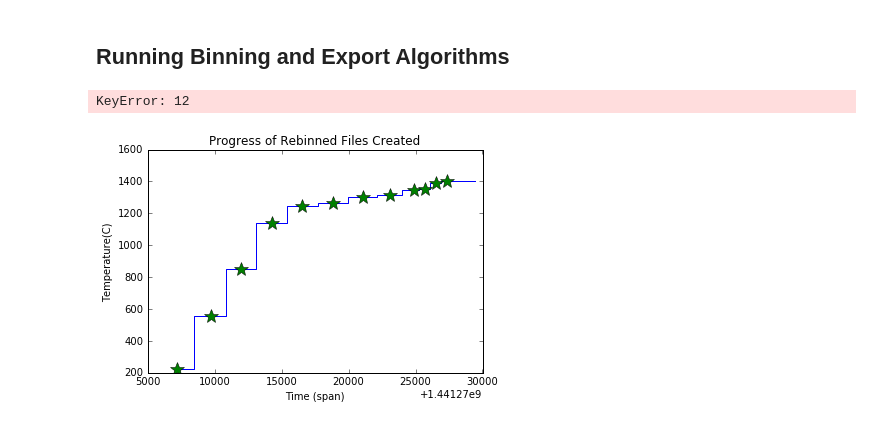
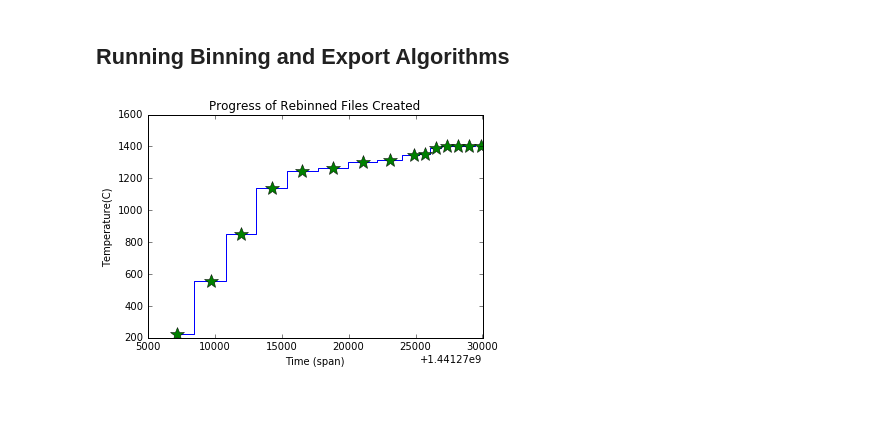
Before and after one commit to ornlneutronimaging/IPTS_14382, a Jupyter notebook: step6_rebinned_files.ipynb, the cells around one changed output. Cells and saved outputs as stored; diff of their text form; code cells hidden in the pictures.

```diff
--- a/step6_rebinned_files.ipynb
+++ b/step6_rebinned_files.ipynb
@@ -87,6 +87,7 @@ input_folder = config_handler.load_config(key='input_corrected_folder')
 list_files_to_merge = []
 list_times = []
 list_temperature = []
+list_bins = []
 
 for _files in df.loc['list_of_files',:]:
     if type(_files) is float:
@@ -99,6 +100,9 @@ for _time in df.loc['binned_file_time',:]:
 
 for _temp in df.loc['temperature',:]:
     list_temperature.append(_temp)
+
+for _bin in df.loc[np.NaN]:
+    list_bins.append(_bin)
 # %%
 # full_data_name[bin_number] = [[list_image_folder_1], [list_image_folder_2] ...]
 
@@ -157,7 +161,7 @@ _sort_index = np.argsort(list_times)
 sorted_list_times = np.sort(list_times)
 sorted_list_temperature = np.array(list_temperature)[_sort_index]
 
-fig = plt.figure()
+#fig = plt.figure()
 x = sorted_list_times
 y = sorted_list_temperature
 
@@ -167,47 +171,58 @@ plt.ylabel("Temperature(C)")
 plt.title("Progress of Rebinned Files Created")
 display_ipython.display(plt.gcf())
 
-nbr_bins = len(full_data_name)
+nbr_bins = len(list_bins)
 #base_file_name_vs_temperature = {}
 
 for _index_bin in range(nbr_bins):
 
     #make output folder for this bin
-    _bin_name = "bin#{:03d}".format(_index_bin)
+    _bin_name = "bin#{:03d}".format(np.int(list_bins[_index_bin]))
     _bin_folder = os.path.join(output_folder, _bin_name)
     file_handler.make_or_reset_folder(_bin_folder)
 
     if verbose:
+        print("bin_name: {}".format(_bin_name))
         print("Working with Index Bin #{}".format(_index_bin))
+        print("writing file in folder: {}".format(_bin_folder))
+        print()
+
+    if full_data_name == []:
+        continue
+
+    if not(_index_bin in full_data_name.keys()):
+        continue
 
     _bin_data = full_data_name[_index_bin]
+
     _nbr_images = len(_bin_data)
     _nbr_files = len(_bin_data[0]) #number of files in each image folder
 
     for _file_index in range(_nbr_files):
 
         #retrieve_list_of_files
         list_image_to_bin = []
         for _index in range(_nbr_images):
             list_image_to_bin.append(_bin_data[_index][_file_index])
 
         #bin those images
         final_array = file_handler.read_fits(list_image_to_bin)
         final_bin_images = bin_images(list_image_to_bin)
 
-        output_file_name = utilities.make_output_file_name(bin_number=_index_bin,
+        output_file_name = utilities.make_output_file_name(bin_number=np.int(list_bins[_index_bin]),
                                                            index = _file_index,
                                                             algorithm=algo_selected)
 
         file_handler.export_file(data=final_bin_images,
                                  output_folder=_bin_folder,
                                  base_file_name=output_file_name)
 
 
-    plt.plot(x[_index_bin], y[_index_bin], '*g', markersize=15)
+#    plt.plot(x[_index_bin], y[_index_bin], '*g', markersize=15)
+    plt.plot(list_times[_index_bin],
+             list_temperature[_index_bin], '*g', markersize=15)
     display_ipython.clear_output(wait=True)
     display_ipython.display(plt.gcf())
     display_ipython.clear_output(wait=True)
 # %% [output]
-KeyError: 12
-[figure, old version]
+[figure, new version]
```
